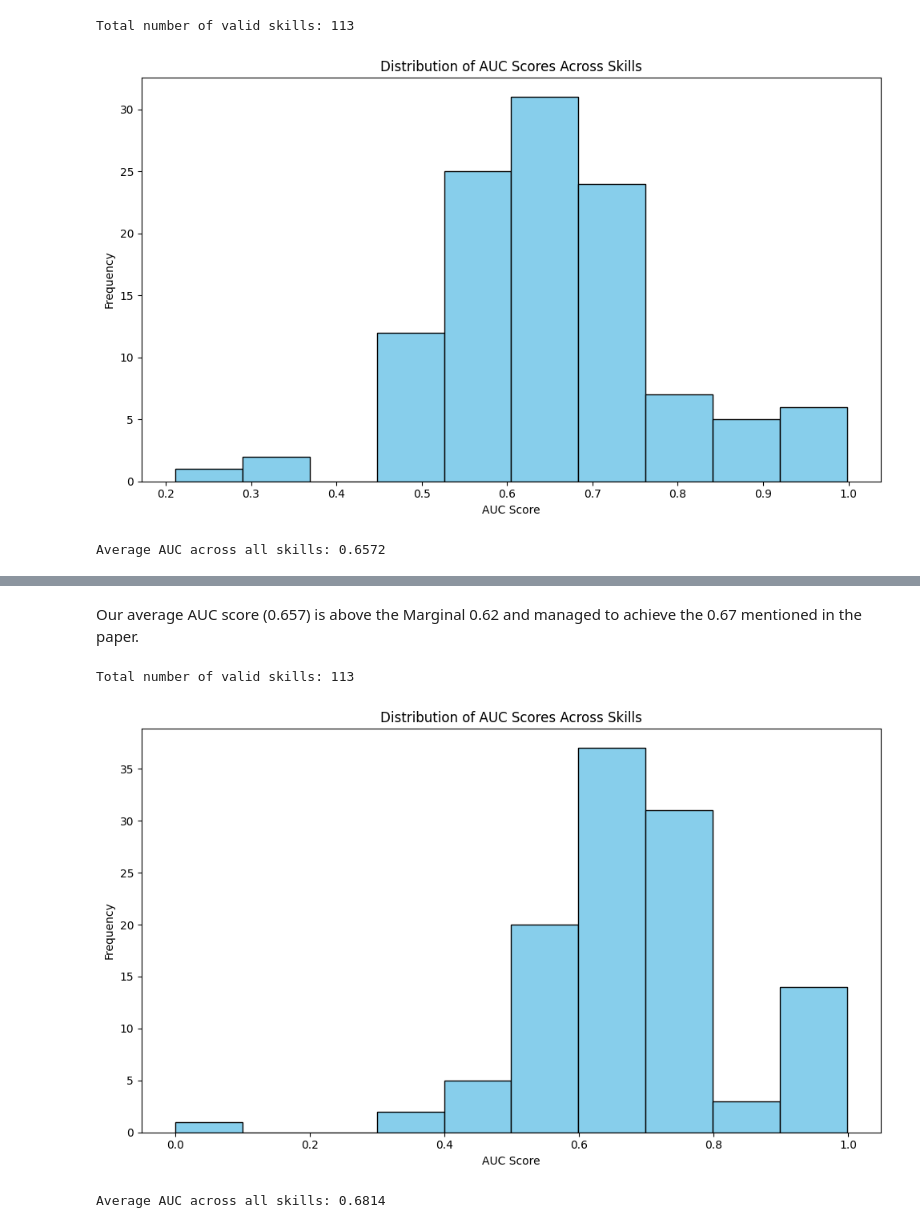
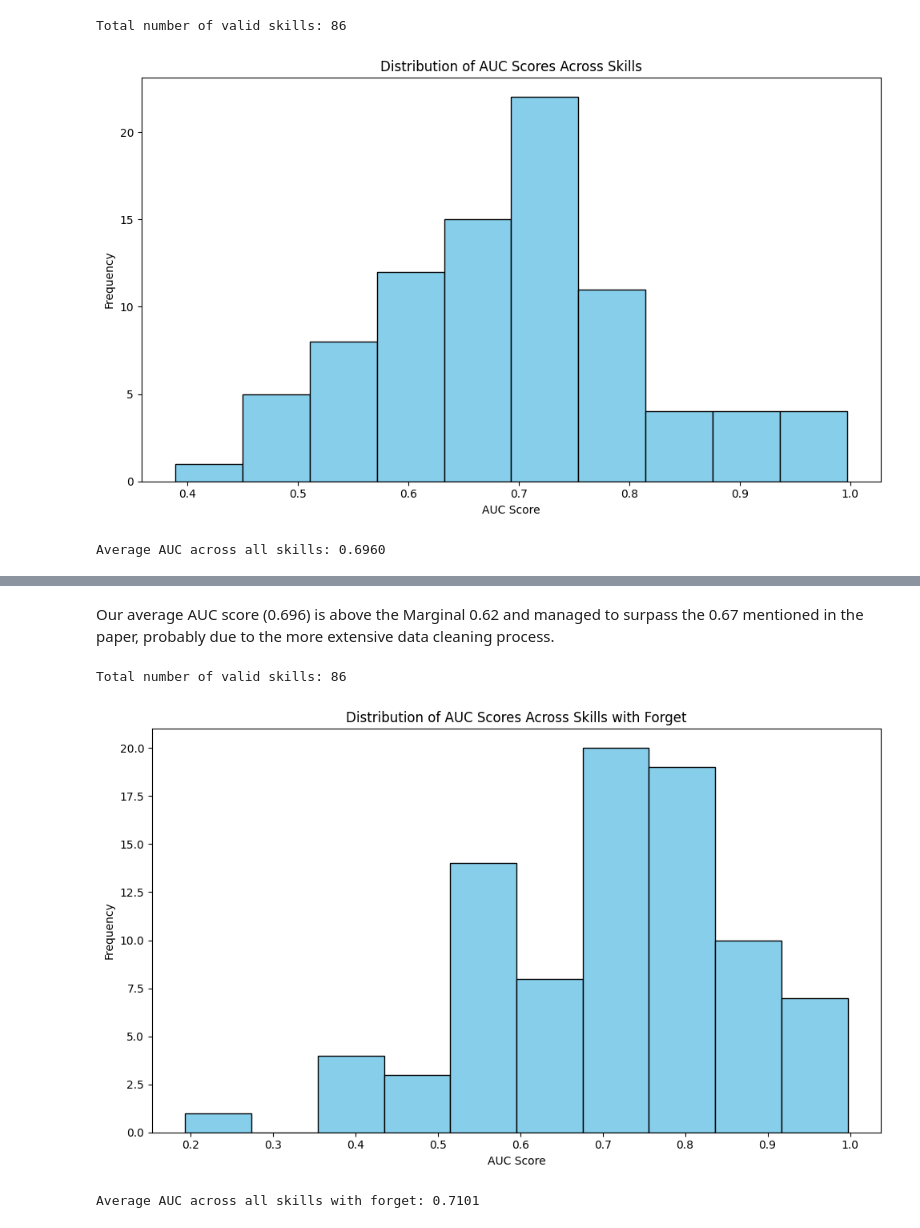
Before and after one commit to botond0401/personalized-education, a Jupyter notebook: notebooks/bkt.ipynb, the cells around one changed output, grey strips where cells are left out. Drawn from its saved outputs; the diff is of its cells as text; code cells hidden in the pictures.

Commit message:
high AUC achieved

```diff
--- a/notebooks/bkt.ipynb
+++ b/notebooks/bkt.ipynb
@@ -15,14 +15,14 @@ from BKT.bkt_model import ModelBKT
 
 random.seed(42)
 # %%
-with open('../data/preprocessed/assistments_skill_dict.json', 'r') as json_file:
-    skill_dict = json.load(json_file)
+with open('../data/preprocessed/skills_dict.json', 'r') as json_file:
+    skills_dict = json.load(json_file)
 # %%
 results = []
 results_with_forget = []
 
 # Redirect tqdm's output to avoid interference
-with tqdm(skill_dict.items(), desc="Processing skills") as pbar:
+with tqdm(skills_dict.items(), desc="Processing skills") as pbar:
     for skill_id, user_answers in pbar:
         # Suppress output during fit
         with io.capture_output():
@@ -34,21 +34,16 @@ with tqdm(skill_dict.items(), desc="Processing skills") as pbar:
             # Split the shuffled list into train and test
             train_answers = user_answers[:train_size]
             test_answers = user_answers[train_size:]
-            try:
-                model = ModelBKT(skill_id, train_answers)
-                model.fit()
-                auc = model.evaluate(test_answers)  # Evaluate model
-                results.append({"skill_id": skill_id, "auc": auc})
-            except:
-                pass
 
-            try:
-                model = ModelBKT(skill_id, train_answers, allow_forget=True)
-                model.fit()
-                auc = model.evaluate(test_answers)  # Evaluate model
-                results_with_forget.append({"skill_id": skill_id, "auc": auc})
-            except:
-                pass
+            model = ModelBKT(skill_id, train_answers)
+            model.fit()
+            auc = model.evaluate(test_answers)  # Evaluate model
+            results.append({"skill_id": skill_id, "auc": auc})
+
+            model_with_forget = ModelBKT(skill_id, train_answers, allow_forget=True)
+            model_with_forget.fit()
+            auc_with_forget = model_with_forget.evaluate(test_answers)  # Evaluate model
+            results_with_forget.append({"skill_id": skill_id, "auc": auc_with_forget})
 # %%
 # Convert results to a DataFrame
 results_df = pd.DataFrame(results)
@@ -69,34 +64,34 @@ plt.show()
 average_auc = results_df["auc"].mean()
 print(f"Average AUC across all skills: {average_auc:.4f}")
 # %% [output]
-Total number of valid skills: 113
+Total number of valid skills: 86
-[figure, old version]
+[figure, new version]
-Average AUC across all skills: 0.6572
+Average AUC across all skills: 0.6960
 # %% [markdown]
 ![AUC Scores from the Stanford Paper](./../pictures/AUC_results.png)
 # %% [markdown]
-Our average AUC score (0.657) is above the Marginal 0.62 and managed to achieve the 0.67 mentioned in the paper.
+Our average AUC score (0.696) is above the Marginal 0.62 and managed to surpass the 0.67 mentioned in the paper, probably due to the more extensive data cleaning process.
 # %%
 # Convert results to a DataFrame
 results_with_forget_df = pd.DataFrame(results_with_forget)
 
 # Print the total number of valid skills
 print(f"Total number of valid skills: {len(results_with_forget_df)}")
 
 # Plot a histogram of AUC scores
 plt.figure(figsize=(10, 6))
 plt.hist(results_with_forget_df["auc"], bins=10, color="skyblue", edgecolor="black")
 plt.xlabel("AUC Score")
 plt.ylabel("Frequency")
-plt.title("Distribution of AUC Scores Across Skills")
+plt.title("Distribution of AUC Scores Across Skills with Forget")
 plt.tight_layout()
 plt.show()
 
 # Report the average AUC
 average_auc = results_with_forget_df["auc"].mean()
-print(f"Average AUC across all skills: {average_auc:.4f}")
+print(f"Average AUC across all skills with forget: {average_auc:.4f}")
 # %% [output]
-Total number of valid skills: 113
+Total number of valid skills: 86
-[figure, old version]
+[figure, new version]
-Average AUC across all skills: 0.6814
+Average AUC across all skills with forget: 0.7101
 # %% [markdown]
```
Also changed, not shown: parts of 1 cell of this notebook, 5 other files.
